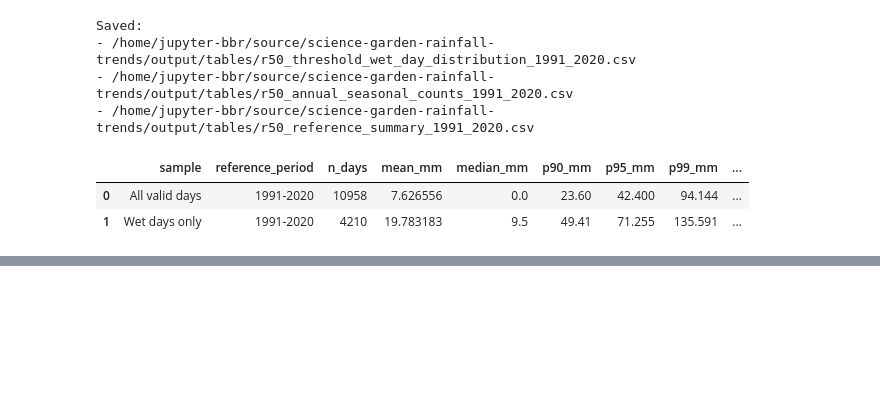
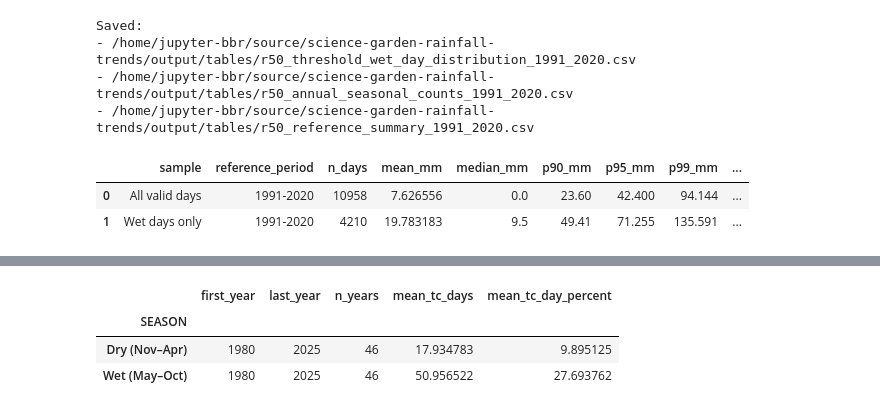
Before and after one commit to baracoma/science-garden-rainfall-trends, a Jupyter notebook: 02_analysis_and_figures.ipynb, the cells around one changed output, grey strips where cells are left out. Drawn from its saved outputs; the diff is of its cells as text; code cells hidden in the pictures; blank space fills up the shorter version.

```diff
--- a/02_analysis_and_figures.ipynb
+++ b/02_analysis_and_figures.ipynb
@@ -4246,7 +4313,7 @@ print(
 SEASON_TREND_START_YEAR = 1980
 SEASON_TREND_END_YEAR = 2025
 
-seasonal_tc_daily = df[
+seasonal_tc_daily = df_tccount[
     [
         "DATE",
         "YEAR",
@@ -4393,33 +4460,38 @@ seasonal_tc_days_valid = (
     seasonal_tc_days.loc[
         seasonal_tc_days["VALID_SEASON"]
         &
         seasonal_tc_days["SEASON_YEAR"].between(
             SEASON_TREND_START_YEAR,
             SEASON_TREND_END_YEAR,
         )
     ]
     .copy()
     .sort_values(
         [
             "SEASON",
             "SEASON_YEAR",
         ]
     )
     .reset_index(drop=True)
 )
 
 display(
     seasonal_tc_days_valid.groupby("SEASON").agg(
         first_year=("SEASON_YEAR", "min"),
         last_year=("SEASON_YEAR", "max"),
         n_years=("SEASON_YEAR", "count"),
         mean_tc_days=("TC_DAYS", "mean"),
         mean_tc_day_percent=(
             "TC_DAY_PERCENT",
             "mean",
         ),
     )
 )
+# %% [output]
+|  | first_year | last_year | n_years | mean_tc_days | mean_tc_day_percent |
+| SEASON |  |  |  |  |  |
+| Dry (Nov–Apr) | 1980 | 2025 | 46 | 17.934783 | 9.895125 |
+| Wet (May–Oct) | 1980 | 2025 | 46 | 50.956522 | 27.693762 |
 # %%
 # ============================================================
 # OLS, Mann–Kendall, and Theil–Sen trends by season
```
Also changed, not shown: parts of 12 cells of this notebook.
